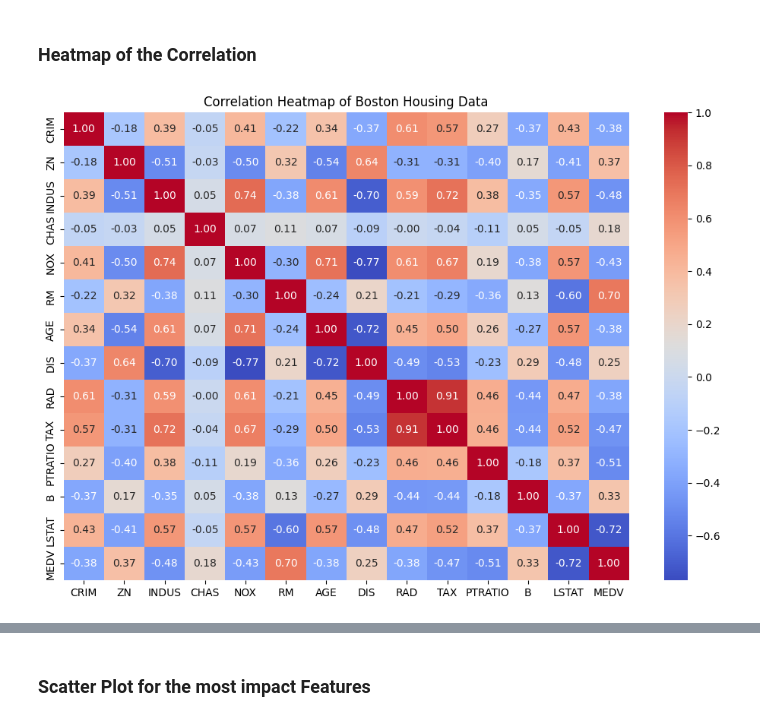
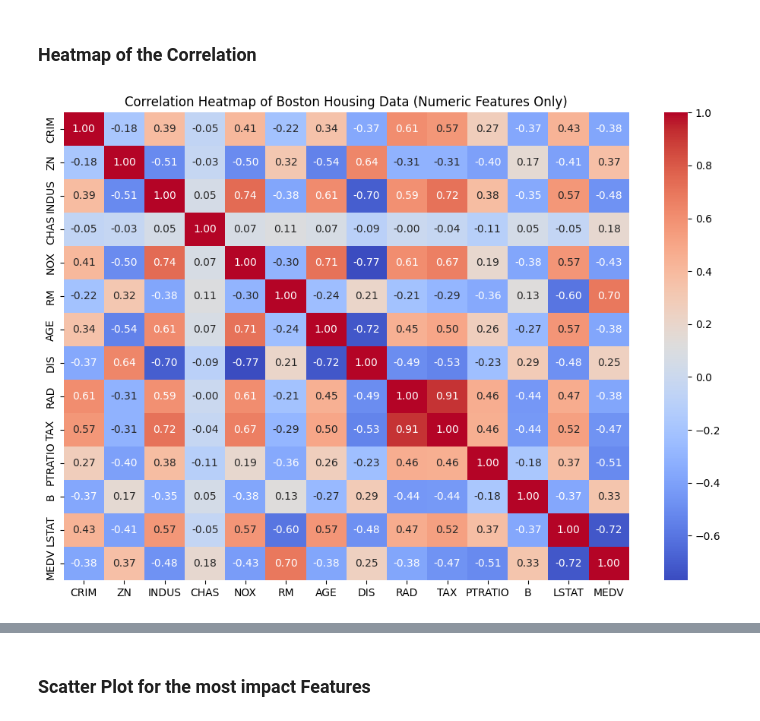
Before and after one commit to LTJ508/BostonML, a Jupyter notebook: BostonLM.ipynb, the cells around one changed output, grey strips where cells are left out. Saved outputs shown, nothing was run; the diff lists cells and outputs as text; code cells hidden in the pictures.

```diff
--- a/BostonLM.ipynb
+++ b/BostonLM.ipynb
@@ -141,8 +336,7 @@ No Duplicate Data
 # %%
-bostonClassification = boston.copy()
 # Calculate percentiles for MEDV
-low_threshold = bostonClassification['MEDV'].quantile(0.33)
-high_threshold = bostonClassification['MEDV'].quantile(0.66)
+low_threshold = boston['MEDV'].quantile(0.25)
+high_threshold = boston['MEDV'].quantile(0.75)
 
 def classify_medv(value):
     if value <= low_threshold:
@@ -152,9 +346,9 @@ def classify_medv(value):
     else:
         return 'High'
 
-bostonClassification['MEDV_Class'] = bostonClassification['MEDV'].apply(classify_medv)
+boston['MEDV_Class'] = boston['MEDV'].apply(classify_medv)
 
-bostonClassification.head() # Display the first few rows of the modified DataFrame
+boston.head() # Display the first few rows of the modified DataFrame
 # %% [output]
 |  | CRIM | ZN | INDUS | CHAS | NOX | RM | AGE | DIS | RAD | TAX | PTRATIO | ... |
 | 0 | 0.00632 | 18.0 | 2.31 | 0.0 | 0.538 | 6.575 | 65.2 | 4.0900 | 1 | 296 | 15.3 | ... |
@@ -207,9 +391,11 @@ array([[<Axes: xlabel='CRIM', ylabel='CRIM'>,
 ### Heatmap of the Correlation
 # %%
 plt.figure(figsize=(12, 8))
-sns.heatmap(boston.corr(), annot=True, cmap='coolwarm', fmt=".2f")
-plt.title('Correlation Heatmap of Boston Housing Data')
+# Exclude object columns like 'MEDV_Class'
+corr = boston.select_dtypes(include=[float, int]).corr()
+sns.heatmap(corr, annot=True, cmap='coolwarm', fmt=".2f")
+plt.title('Correlation Heatmap of Boston Housing Data (Numeric Features Only)')
 plt.show()
 # %% [output]
-[figure, old version]
+[figure, new version]
 # %%
```
Also changed, not shown: parts of 48 cells of this notebook, 11 other files.
